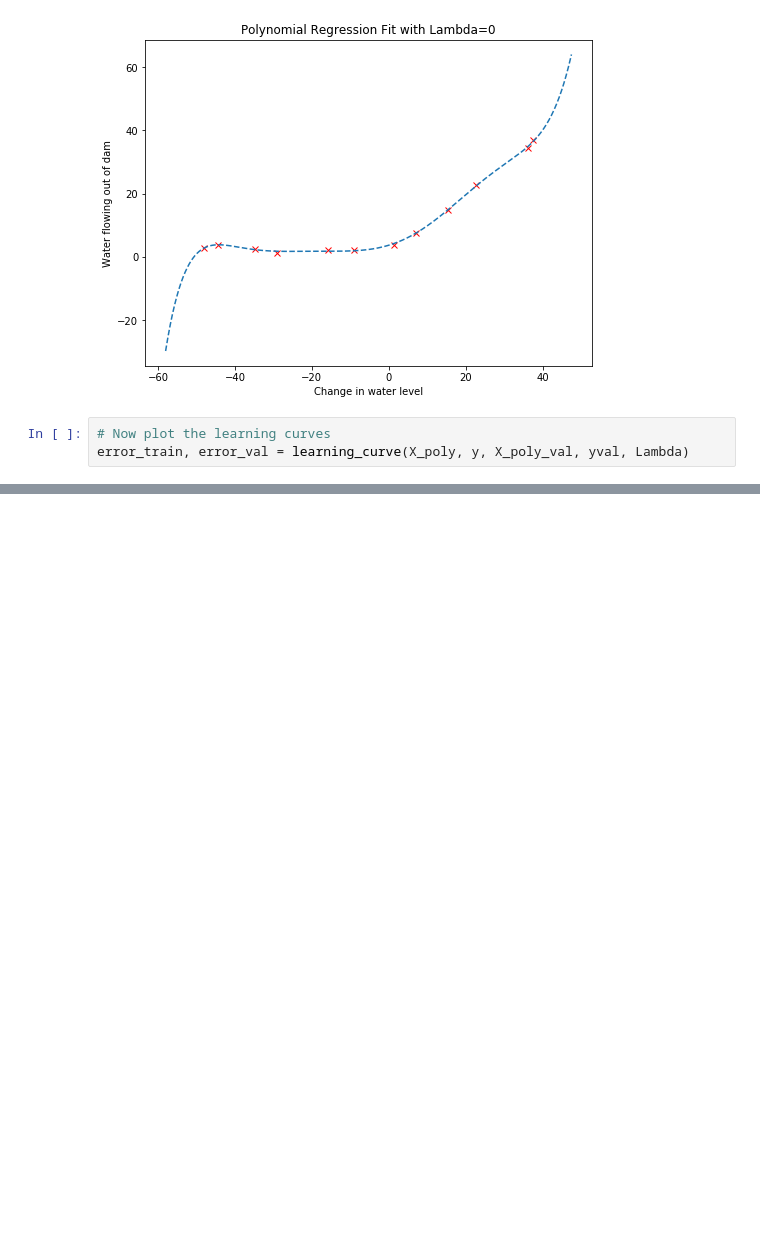
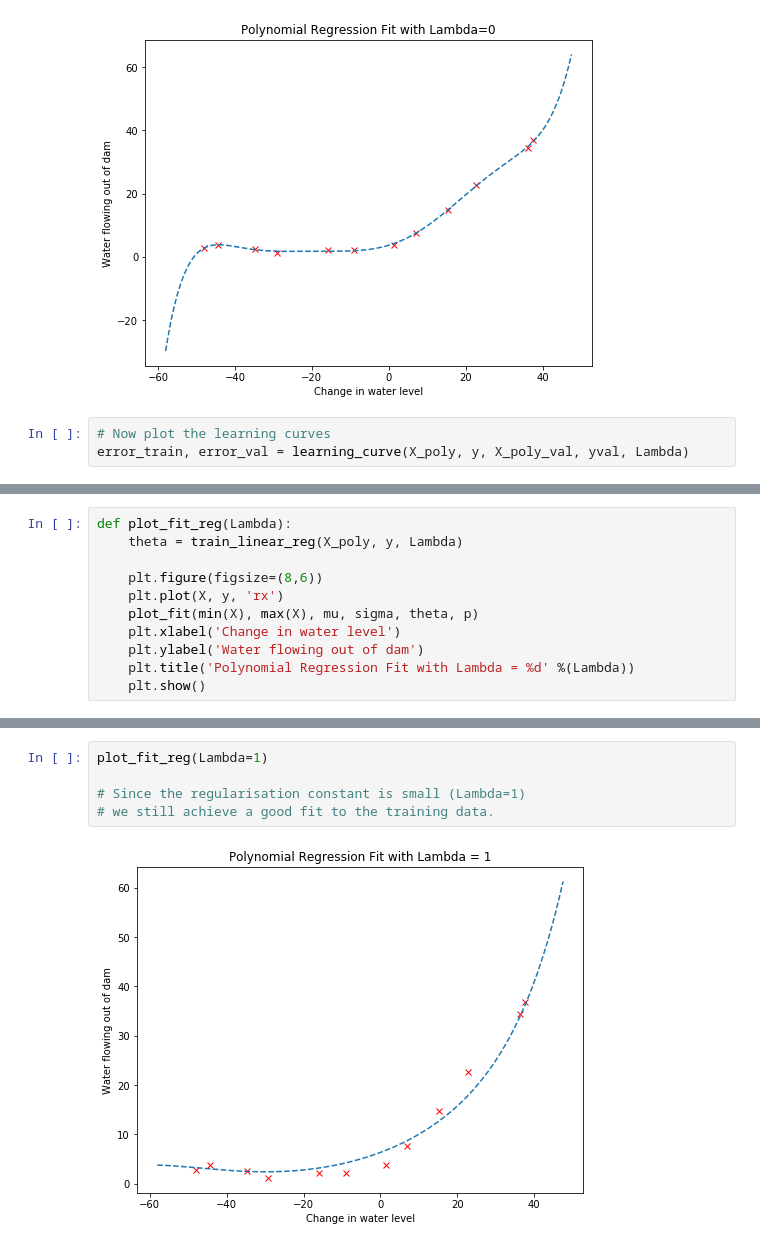
Before and after one commit to ZER-0-NE/Ng_ML, a Jupyter notebook: ex5/5_Regularized_linear_regression_and_bias_vs_variance.ipynb, the cells around one changed output, grey strips where cells are left out. Saved outputs shown, nothing was run; the diff lists cells and outputs as text; blank space fills up the shorter version.

Commit message:
Polynomial regression - adjust regulairisation

```diff
--- a/ex5/5_Regularized_linear_regression_and_bias_vs_variance.ipynb
+++ b/ex5/5_Regularized_linear_regression_and_bias_vs_variance.ipynb
@@ -317,0 +325,11 @@ plt.show()
+# %%
+def plot_fit_reg(Lambda):
+    theta = train_linear_reg(X_poly, y, Lambda)
+
+    plt.figure(figsize=(8,6))
+    plt.plot(X, y, 'rx')
+    plot_fit(min(X), max(X), mu, sigma, theta, p)
+    plt.xlabel('Change in water level')
+    plt.ylabel('Water flowing out of dam')
+    plt.title('Polynomial Regression Fit with Lambda = %d' %(Lambda))
+    plt.show()
@@ -317,0 +348,7 @@ plt.show()
+# %%
+plot_fit_reg(Lambda=1)
+
+# Since the regularisation constant is small (Lambda=1)
+# we still achieve a good fit to the training data.
+# %% [output]
+[figure, added]
```
Also changed, not shown: parts of 7 cells of this notebook.
